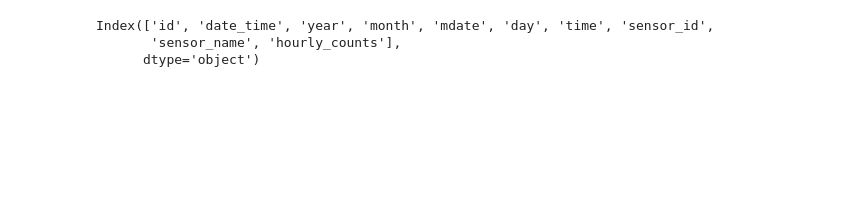
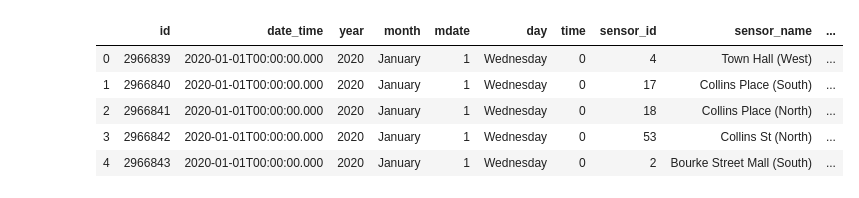
Before and after one commit to James-Akerman/covid19-melbourne-pedestrian-activity-analysis, a Jupyter notebook: testAPI.ipynb, the cells around one changed output. Drawn from its saved outputs; the diff is of its cells as text; code cells hidden in the pictures; blank space fills up the shorter version.

```diff
--- a/testAPI.ipynb
+++ b/testAPI.ipynb
@@ -25,6 +24,0 @@ results_df2021
-# %%
-results_df2021.columns
-# %% [output]
-Index(['id', 'date_time', 'year', 'month', 'mdate', 'day', 'time', 'sensor_id',
-       'sensor_name', 'hourly_counts'],
-      dtype='object')
@@ -30,0 +29,9 @@ Index(['id', 'date_time', 'year', 'month', 'mdate', 'day', 'time', 'sensor_id',
+# %%
+results_df2020.head()
+# %% [output]
+|  | id | date_time | year | month | mdate | day | time | sensor_id | sensor_name | ... |
+| 0 | 2966839 | 2020-01-01T00:00:00.000 | 2020 | January | 1 | Wednesday | 0 | 4 | Town Hall (West) | ... |
+| 1 | 2966840 | 2020-01-01T00:00:00.000 | 2020 | January | 1 | Wednesday | 0 | 17 | Collins Place (South) | ... |
+| 2 | 2966841 | 2020-01-01T00:00:00.000 | 2020 | January | 1 | Wednesday | 0 | 18 | Collins Place (North) | ... |
+| 3 | 2966842 | 2020-01-01T00:00:00.000 | 2020 | January | 1 | Wednesday | 0 | 53 | Collins St (North) | ... |
+| 4 | 2966843 | 2020-01-01T00:00:00.000 | 2020 | January | 1 | Wednesday | 0 | 2 | Bourke Street Mall (South) | ... |
```
Also changed, not shown: parts of 34 cells of this notebook.
